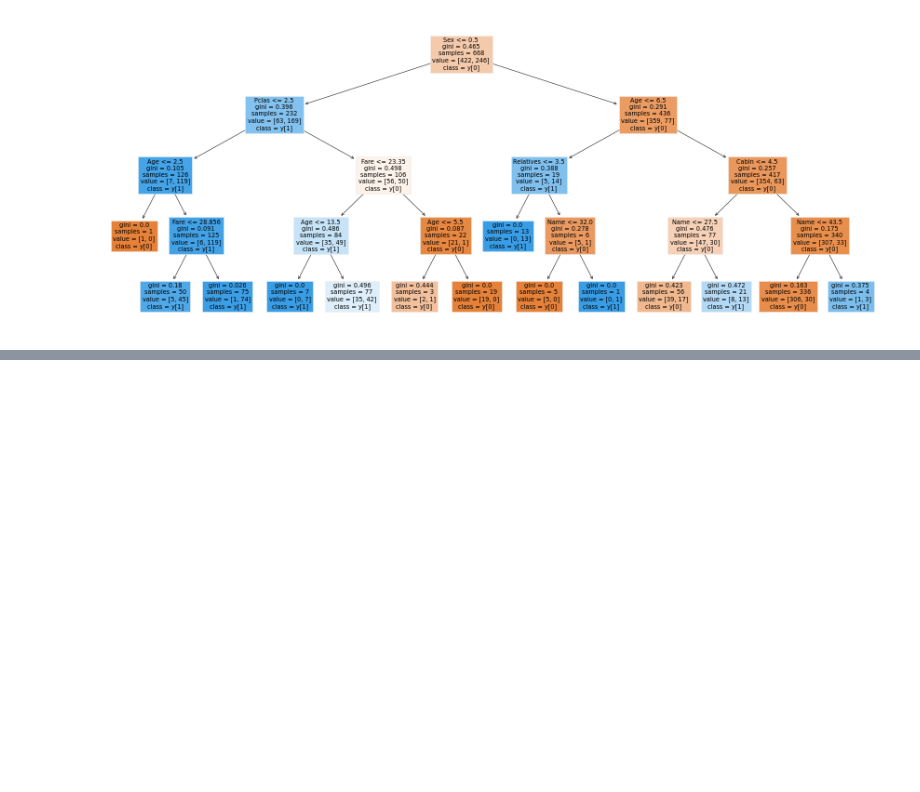
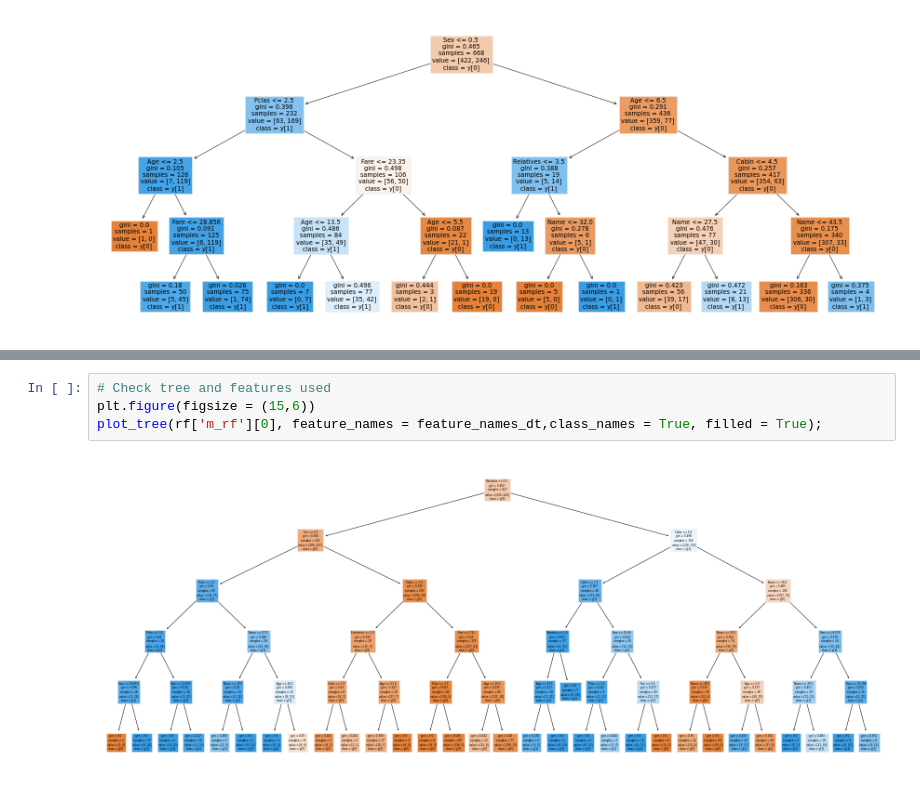
Before and after one commit to miladbehrooz/Classification_Titanic_Data, a Jupyter notebook: notebook/classification_titanic.ipynb, the cells around one changed output, grey strips where cells are left out. Saved outputs shown, nothing was run; the diff lists cells and outputs as text; blank space fills up the shorter version.

```diff
--- a/notebook/classification_titanic.ipynb
+++ b/notebook/classification_titanic.ipynb
@@ -552,0 +634,6 @@ i
+# %%
+# Check tree and features used
+plt.figure(figsize = (15,6))
+plot_tree(rf['m_rf'][0], feature_names = feature_names_dt,class_names = True, filled = True);
+# %% [output]
+[figure, added]
```
Also changed, not shown: parts of 19 cells of this notebook.
